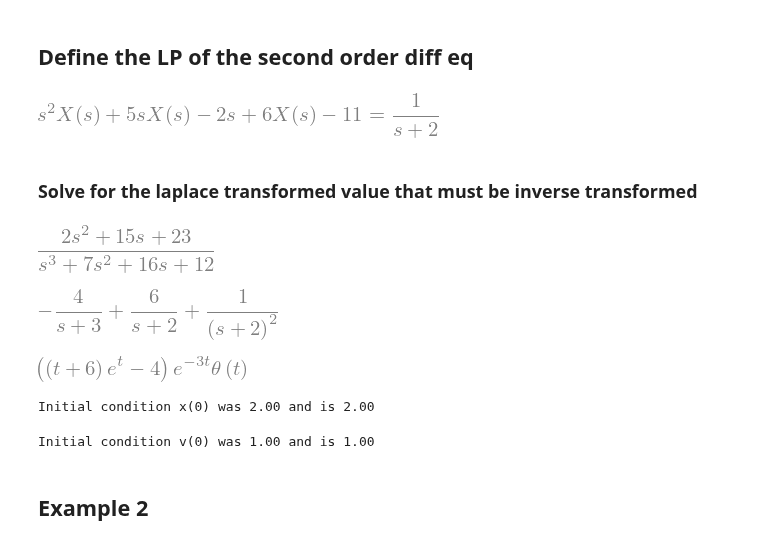
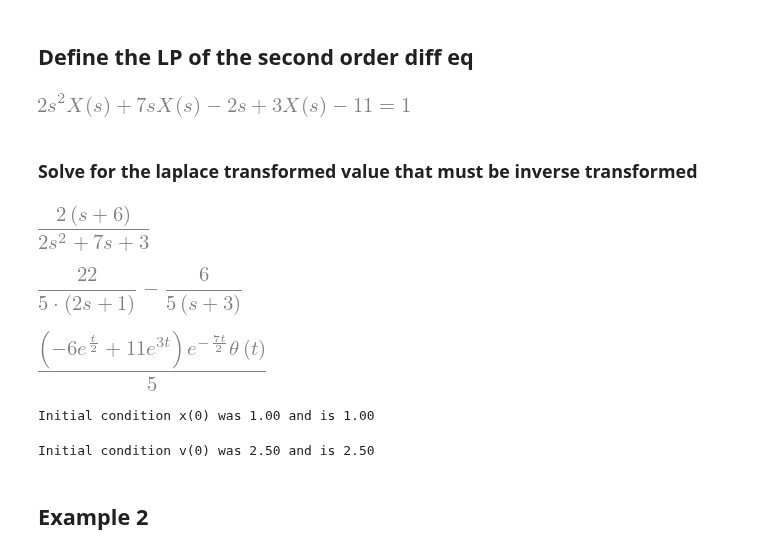
Before and after one commit to JonHowMIT/Signals_and_Systems, a Jupyter notebook: 16_002_Topic10_DiffEq_delta_input.ipynb, the cells around one changed output. Cells and saved outputs as stored; diff of their text form; code cells hidden in the pictures.

```diff
--- a/16_002_Topic10_DiffEq_delta_input.ipynb
+++ b/16_002_Topic10_DiffEq_delta_input.ipynb
@@ -27,7 +27,7 @@ laplace_transform(g, t, s, noconds = True) # Checking the performance -  Should
 # %% [markdown]
 ## Define the LP of the second order diff eq
 # %%
-case = 2
+case = 0
 # define the differential equation to solve
 if case == 0:
     # input is a delta
@@ -51,50 +51,50 @@ elif case == 1:
     W = laplace_transform(d * g, t, s, noconds = True)
     x0p = x0
     v0p = v0 + d/a
 elif case == 2:
     # input is an exponential
     a = 1
     b = 5
     c = 6
     d = 1
     x0 = 2
     v0 = 1
     x0p = x0
     v0p = v0
     g = sympy.exp(-2*t)*Heaviside(t)
     W = laplace_transform(d*g, t, s, noconds = True)
 elif case == 3:
     # input is a step
     a = 1
     b = 5
     c = 6
     d = 1
     W = laplace_transform(d*Heaviside(t,0), t, s, noconds = True)
     xp = d/c
     ev = np.roots([a, b, c])
     const = inv([[1,1],[ev[0],ev[1]]])@[[x0-xp],[v0]]
     #print(const)
 
 eom  = Eq(a*(s**2 *X(s)- s*x0 - v0) + b*(s*X(s) - x0) + c * X(s), W)
 eom.replace(Heaviside(0), 0)
 # %% [output]
-[figure, old version]
+[figure, new version]
 # %% [markdown]
 ### Solve for the laplace transformed value that must be inverse transformed
 # %%
 Xofs = solve(eom,X(s))[0]
 Xofs
 # %% [output]
-[figure, old version]
+[figure, new version]
 # %%
 Xofs.apart()
 # %% [output]
-[figure, old version]
+[figure, new version]
 # %%
 soln = inverse_laplace_transform(Xofs.apart(),s,t)
 soln
 # %% [output]
-[figure, old version]
+[figure, new version]
 # %%
 # compute soln at time 0 to confirm that x(0) = x0
 soln_x0 = soln.subs(t,0+np.finfo(float).eps)
@@ -103,7 +103,7 @@ if case < 3:
 else:
     print(f'Initial condition x(0) was {((const[0]+const[1]+xp)[0]):.2f} and is '+str(soln_x0))
 # %% [output]
-Initial condition x(0) was 2.00 and is 2.00
+Initial condition x(0) was 1.00 and is 1.00
 # %%
 # compute soln at time 0 to confirm that x(0) = x0
 soln_v0 = soln.diff(t).replace(Heaviside(t), 1).subs(t,0+np.finfo(float).eps).replace(DiracDelta(0), 0)
@@ -114,7 +114,7 @@ if case < 3:
 else:
     print(f'Initial condition x(0) was {((ev[0]*const[0]+ev[1]*const[1])[0]):.2f} and is '+f'{soln_v0:.2f}')
 # %% [output]
-Initial condition v(0) was 1.00 and is 1.00
+Initial condition v(0) was 2.50 and is 2.50
 # %% [markdown]
 ## Example 2
 # %%
```
Also changed, not shown: parts of 8 cells of this notebook.
